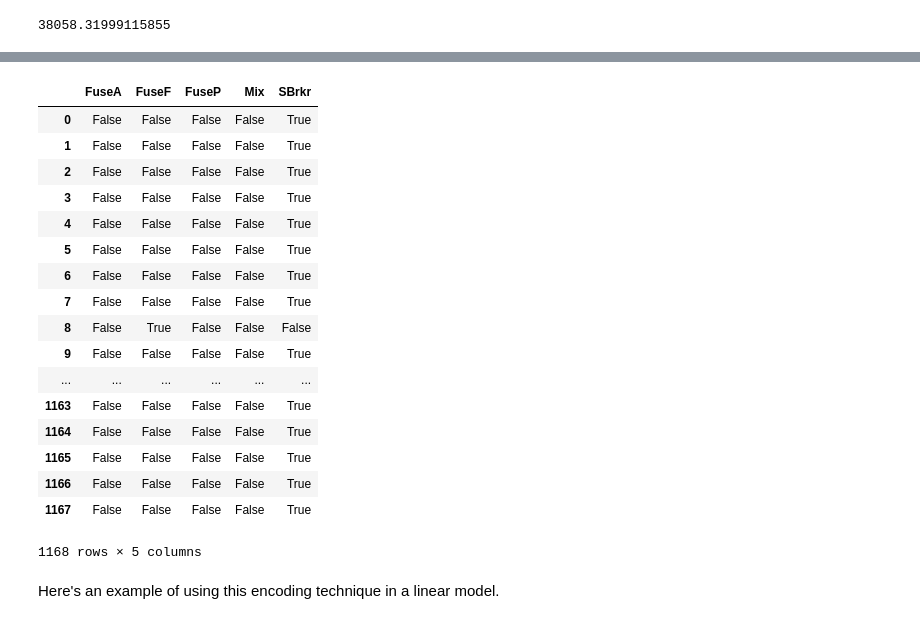
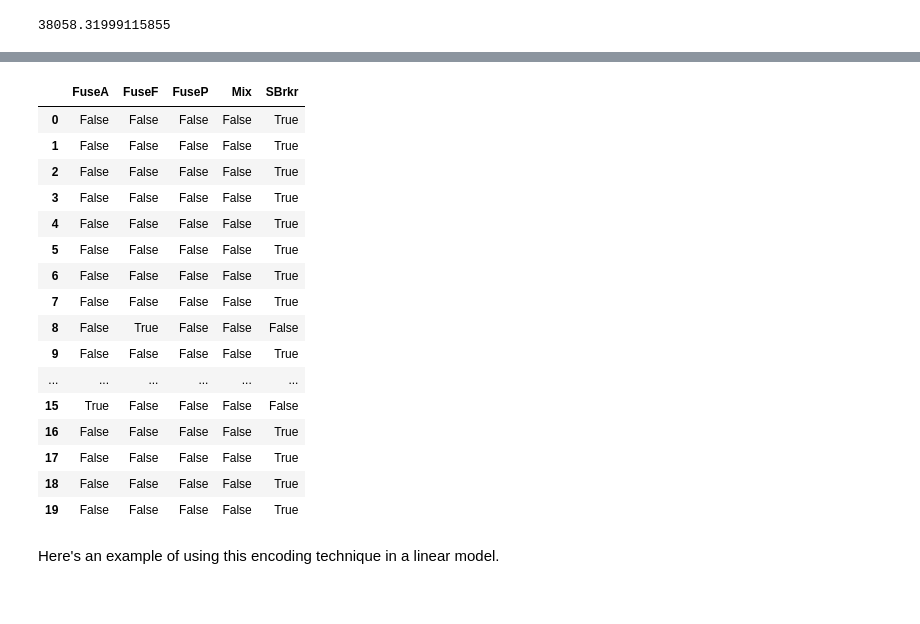
Before and after one commit to eliiza/machine-learning-training, a Jupyter notebook: model_evaluation.ipynb, the cells around one changed output, grey strips where cells are left out. Drawn from its saved outputs; the diff is of its cells as text; code cells hidden in the pictures.

```diff
--- a/model_evaluation.ipynb
+++ b/model_evaluation.ipynb
@@ -271,26 +286,25 @@ def encode_electrical(electrical):
     one_hot_encoding['SBrkr'] = electrical == 'SBrkr'
     return(one_hot_encoding)
 # %%
-encode_electrical(training_set['Electrical'])
+encode_electrical(training_set['Electrical']).head(20)
 # %% [output]
 |  | FuseA | FuseF | FuseP | Mix | SBrkr |
 | 0 | False | False | False | False | True |
 | 1 | False | False | False | False | True |
 | 2 | False | False | False | False | True |
 | 3 | False | False | False | False | True |
 | 4 | False | False | False | False | True |
 | 5 | False | False | False | False | True |
 | 6 | False | False | False | False | True |
 | 7 | False | False | False | False | True |
 | 8 | False | True | False | False | False |
 | 9 | False | False | False | False | True |
 | ... | ... | ... | ... | ... | ... |
-| 1163 | False | False | False | False | True |
-| 1164 | False | False | False | False | True |
-| 1165 | False | False | False | False | True |
-| 1166 | False | False | False | False | True |
-| 1167 | False | False | False | False | True |
+| 15 | True | False | False | False | False |
+| 16 | False | False | False | False | True |
+| 17 | False | False | False | False | True |
+| 18 | False | False | False | False | True |
+| 19 | False | False | False | False | True |
-1168 rows × 5 columns
 # %% [markdown]
 Here's an example of using this encoding technique in a linear model.
 # %%
```
Also changed, not shown: parts of 28 cells of this notebook.
